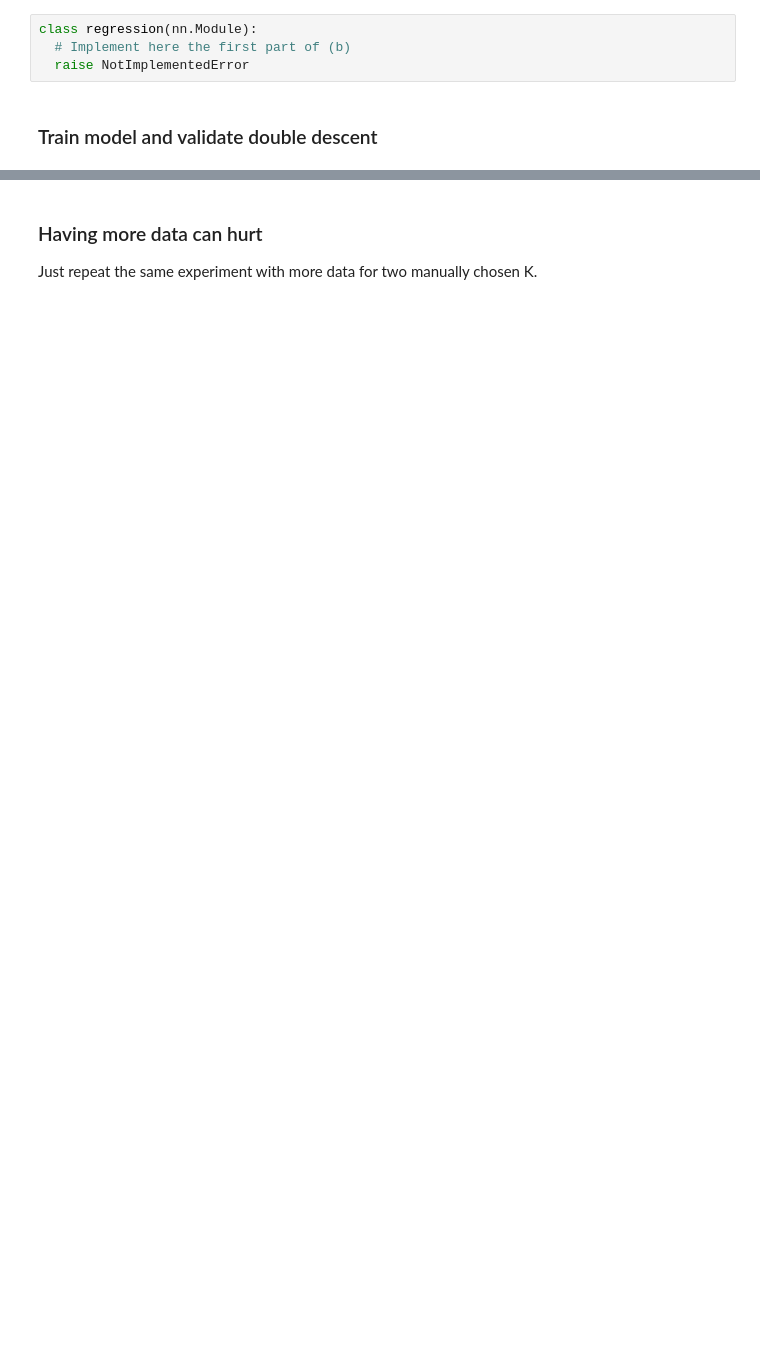
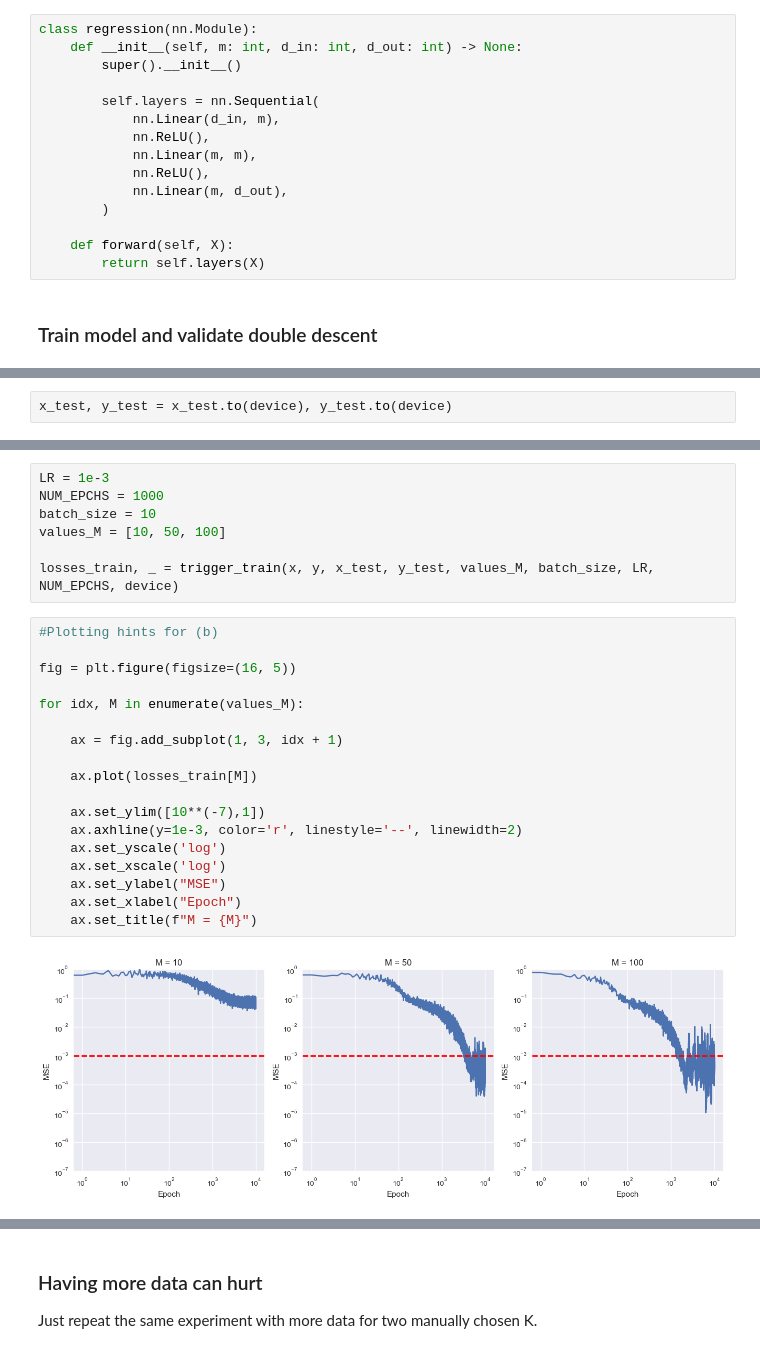
Before and after one commit to hoanghl/master-hw, a Jupyter notebook: exercise_2/exercise_2_template.ipynb, the cells around one changed output, grey strips where cells are left out. Drawn from its saved outputs; the diff is of its cells as text; blank space fills up the shorter version.

```diff
--- a/exercise_2/exercise_2_template.ipynb
+++ b/exercise_2/exercise_2_template.ipynb
@@ -31,7 +44,18 @@ y_test = (1-noiselevel)*x_test + noiselevel*torch.randn(N_test, O)
 ### Create model
 # %%
 class regression(nn.Module):
-  # Implement here the first part of (b)
-  raise NotImplementedError
+    def __init__(self, m: int, d_in: int, d_out: int) -> None:
+        super().__init__()
+
+        self.layers = nn.Sequential(
+            nn.Linear(d_in, m),
+            nn.ReLU(),
+            nn.Linear(m, m),
+            nn.ReLU(),
+            nn.Linear(m, d_out),
+        )
+
+    def forward(self, X):
+        return self.layers(X)
 # %% [markdown]
 ### Train model and validate double descent
@@ -37,0 +89,2 @@ class regression(nn.Module):
+# %%
+x_test, y_test = x_test.to(device), y_test.to(device)
@@ -37,0 +124,27 @@ class regression(nn.Module):
+# %%
+LR = 1e-3
+NUM_EPCHS = 1000
+batch_size = 10
+values_M = [10, 50, 100]
+
+losses_train, _ = trigger_train(x, y, x_test, y_test, values_M, batch_size, LR, NUM_EPCHS, device)
+# %%
+#Plotting hints for (b)
+
+fig = plt.figure(figsize=(16, 5))
+
+for idx, M in enumerate(values_M):
+
+    ax = fig.add_subplot(1, 3, idx + 1)
+
+    ax.plot(losses_train[M])
+
+    ax.set_ylim([10**(-7),1])
+    ax.axhline(y=1e-3, color='r', linestyle='--', linewidth=2)
+    ax.set_yscale('log')
+    ax.set_xscale('log')
+    ax.set_ylabel("MSE")
+    ax.set_xlabel("Epoch")
+    ax.set_title(f"M = {M}")
+# %% [output]
+[figure, added]
```
Also changed, not shown: parts of 22 cells of this notebook, 3 other files.
